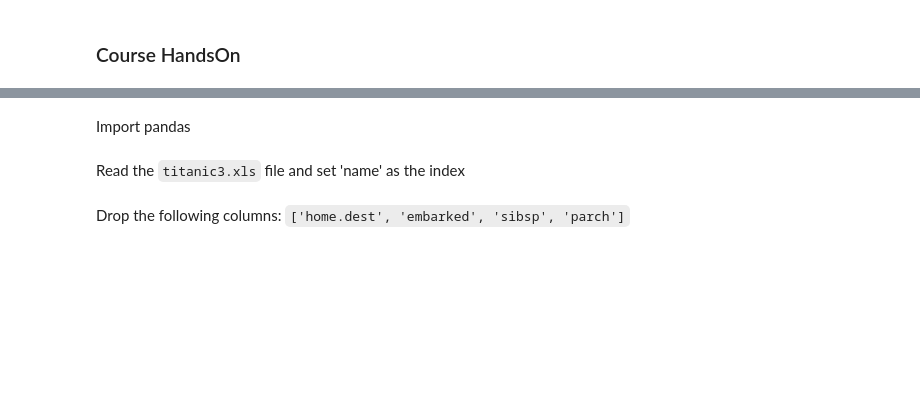
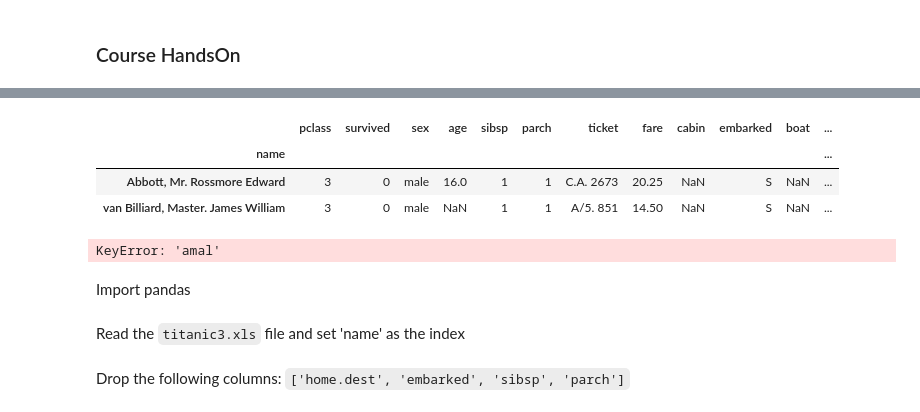
Before and after one commit to AmalSatheesan/Data_Analysis_with_Pandas, a Jupyter notebook: homework3.ipynb, the cells around one changed output, grey strips where cells are left out. Cells and saved outputs as stored; diff of their text form; code cells hidden in the pictures; blank space fills up the shorter version.

```diff
--- a/homework3.ipynb
+++ b/homework3.ipynb
@@ -3,3 +58,14 @@
+# %%
+titanic.loc[['Abbott, Mr. Rossmore Edward','van Billiard, Master. James William']]
+# %% [output]
+|  | pclass | survived | sex | age | sibsp | parch | ticket | fare | cabin | embarked | boat | ... |
+| name |  |  |  |  |  |  |  |  |  |  |  | ... |
+| Abbott, Mr. Rossmore Edward | 3 | 0 | male | 16.0 | 1 | 1 | C.A. 2673 | 20.25 | NaN | S | NaN | ... |
+| van Billiard, Master. James William | 3 | 0 | male | NaN | 1 | 1 | A/5. 851 | 14.50 | NaN | S | NaN | ... |
+# %%
+titanic.loc['amal']
+# %% [output]
+KeyError: 'amal'
 # %% [markdown]
 Import pandas
 # %%
```
Also changed, not shown: parts of 4 cells of this notebook, 1 other file.
